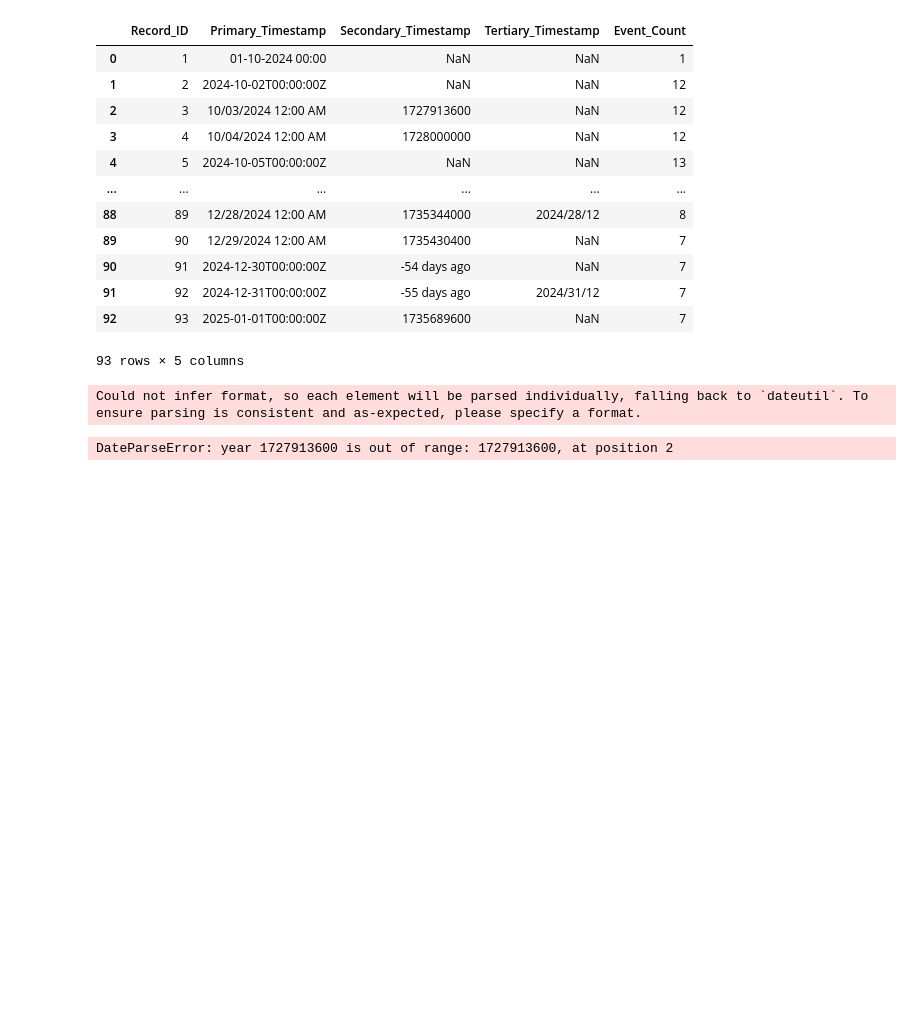
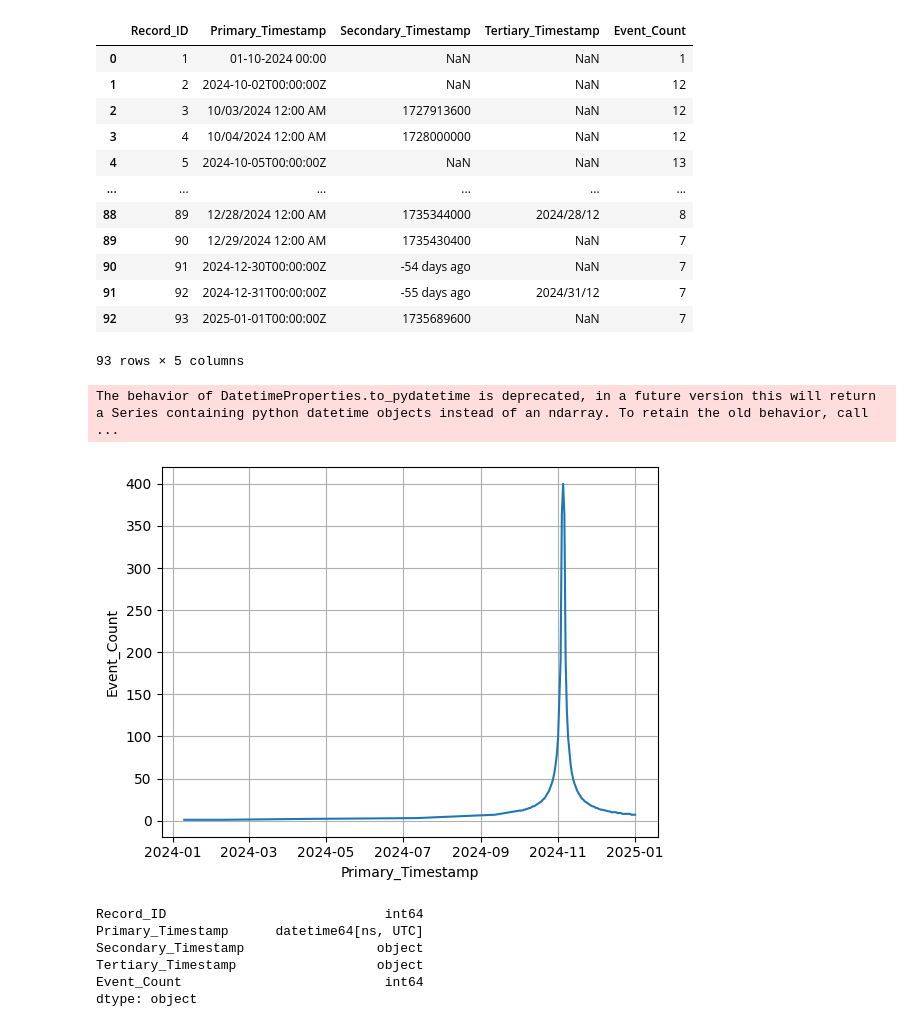
Before and after one commit to darthjuju1/DATA304, a Jupyter notebook: src/python/assignment_4.ipynb, the cells around one changed output. Drawn from its saved outputs; the diff is of its cells as text; code cells hidden in the pictures; blank space fills up the shorter version.

```diff
--- a/src/python/assignment_4.ipynb
+++ b/src/python/assignment_4.ipynb
@@ -23,16 +44,40 @@ df
 | 92 | 93 | 2025-01-01T00:00:00Z | 1735689600 | NaN | 7 |
 93 rows × 5 columns
 # %%
-fig = px.line(df, x='Primary_Timestamp', y='Event_Count')
+fig = px.line(df_sorted, x='Primary_Timestamp', y='Event_Count')
 fig.show()
+# %% [output]
+The behavior of DatetimeProperties.to_pydatetime is deprecated, in a future version this will return a Series containing python datetime objects instead of an ndarray. To retain the old behavior, call ...
 # %%
 fig = px.line(df, x='Secondary_Timestamp', y='Event_Count')
 fig.show()
 # %%
 fig = px.line(df, x='Tertiary_Timestamp', y='Event_Count')
 fig.show()
-# %%
-df["Secondary_Timestamp"] = pd.to_datetime(df["Secondary_Timestamp"])
-# %% [output]
-Could not infer format, so each element will be parsed individually, falling back to `dateutil`. To ensure parsing is consistent and as-expected, please specify a format.
-DateParseError: year 1727913600 is out of range: 1727913600, at position 2
+# %%
+df["Primary_Timestamp"] = pd.to_datetime(df["Primary_Timestamp"], utc=True, format="mixed")
+
+df_sorted = df.sort_values(by="Primary_Timestamp")
+
+x = df_sorted['Primary_Timestamp']
+y = df_sorted['Event_Count']
+
+fig, ax = plt.subplots()
+ax.plot(x,y)
+
+ax.set(xlabel='Primary_Timestamp', ylabel='Event_Count',)
+
+ax.grid()
+
+plt.show()
+# %% [output]
+[figure, added]
+# %%
+df.dtypes
+# %% [output]
+Record_ID                            int64
+Primary_Timestamp      datetime64[ns, UTC]
+Secondary_Timestamp                 object
+Tertiary_Timestamp                  object
+Event_Count                          int64
+dtype: object
```
Also changed, not shown: parts of 3 cells of this notebook, 5 other files.
